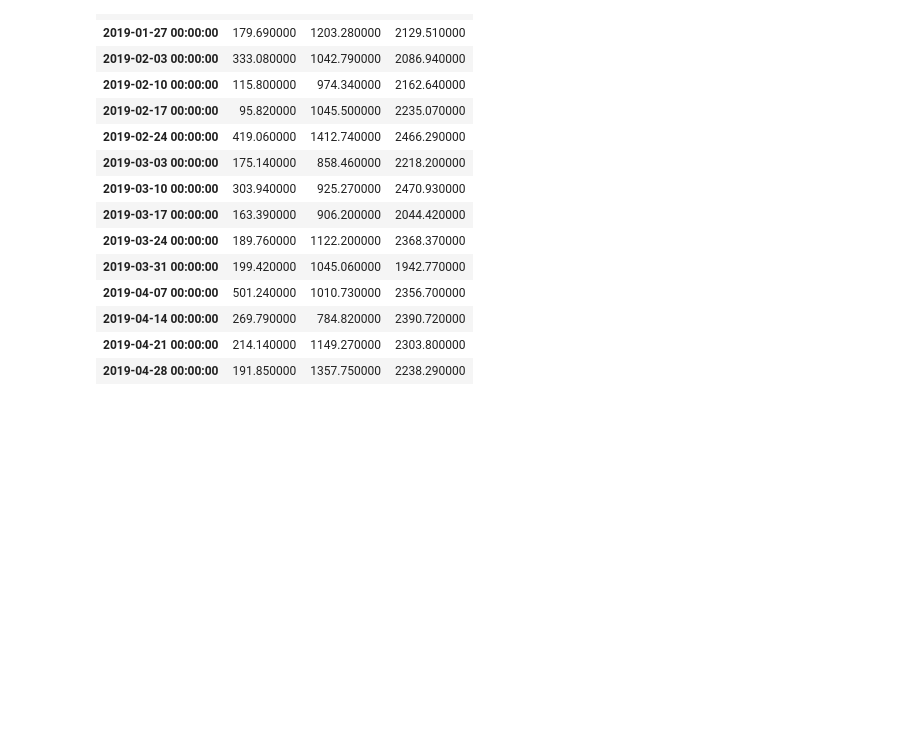
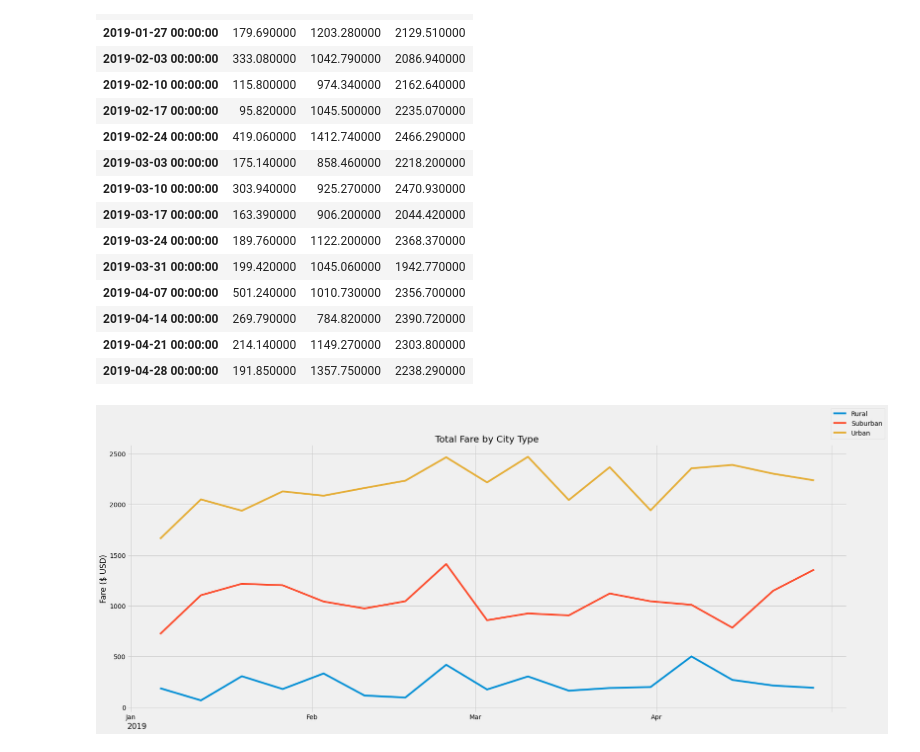
Before and after one commit to frankiebones/PyBer_Analysis, a Jupyter notebook: PyBer_Challenge.ipynb, the cells around one changed output. Drawn from its saved outputs; the diff is of its cells as text; code cells hidden in the pictures; blank space fills up the shorter version.

Commit message:
add Pyber_fare_summary

```diff
--- a/PyBer_Challenge.ipynb
+++ b/PyBer_Challenge.ipynb
@@ -257,3 +257,8 @@ Data columns (total 3 columns):
  2   Urban     1509 non-null   float64
 dtypes: float64(3)
 memory usage: 68.6 KB
+# %%
+# 8. Create a new DataFrame using the "resample()" function by week 'W' and get the sum of the fares for each week.
+weekly_bins_df = date_range_df.resample('W').sum()
+
+weekly_bins_df
@@ -260,12 +285,11 @@ memory usage: 68.6 KB
 # %%
-# 8. Create a new DataFrame using the "resample()" function by week 'W' and get the sum of the fares for each week.
-weekly_bins_df = date_range_df.resample('W').sum().style.format()\
+format_weekly_bins_df = date_range_df.resample('W').sum().style.format()\
     .bar(subset=["Rural",], color='lightcoral', vmin=0, vmax=2500)\
     .bar(subset=["Suburban"], color='lightskyblue', vmin=0, vmax=2500)\
     .bar(subset=["Urban"], color='gold', vmin=0, vmax=2500)
 #.highlight_max(color='lightskyblue').highlight_min(color='lightcoral')
 
-weekly_bins_df
+format_weekly_bins_df
 # %% [output]
 | type | Rural | Suburban | Urban |
 | date |  |  |  |
@@ -288,8 +312,25 @@ weekly_bins_df
 | 2019-04-28 00:00:00 | 191.850000 | 1357.750000 | 2238.290000 |
 # %%
 # 8. Using the object-oriented interface method, plot the resample DataFrame using the df.plot() function.
+import matplotlib.dates as mdates
+
+fig, ax = plt.subplots(figsize=(25, 10))
+
+ax.plot(weekly_bins_df)
+
+ax.set_title('Total Fare by City Type')
+ax.set_xlabel('2019', horizontalalignment='left', position=(0,0))
+ax.set_ylabel('Fare ($ USD)')
+ax.xaxis.set_major_locator(mdates.MonthLocator())
+ax.set_xticklabels(['Jan', 'Feb', 'Mar', 'Apr'])
+
+fig.legend(['Rural', 'Suburban', 'Urban'])
 
 # Import the style from Matplotlib.
 from matplotlib import style
 # Use the graph style fivethirtyeight.
 style.use('fivethirtyeight')
+
+plt.savefig('analysis/Pyber_fare_summary.png')
+# %% [output]
+[figure, added]
```
Also changed, not shown: parts of 1 cell of this notebook, 1 other file.
